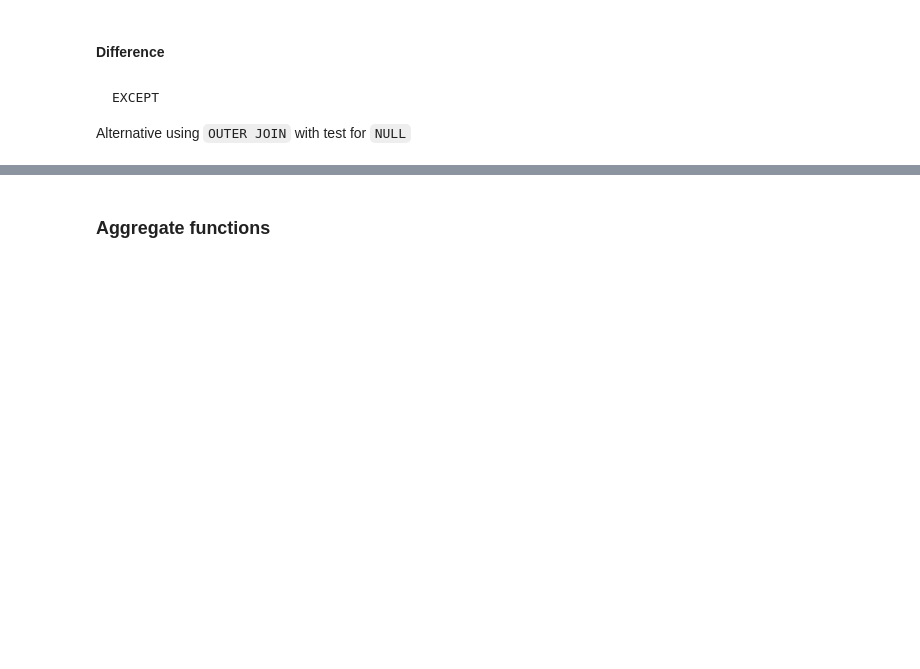
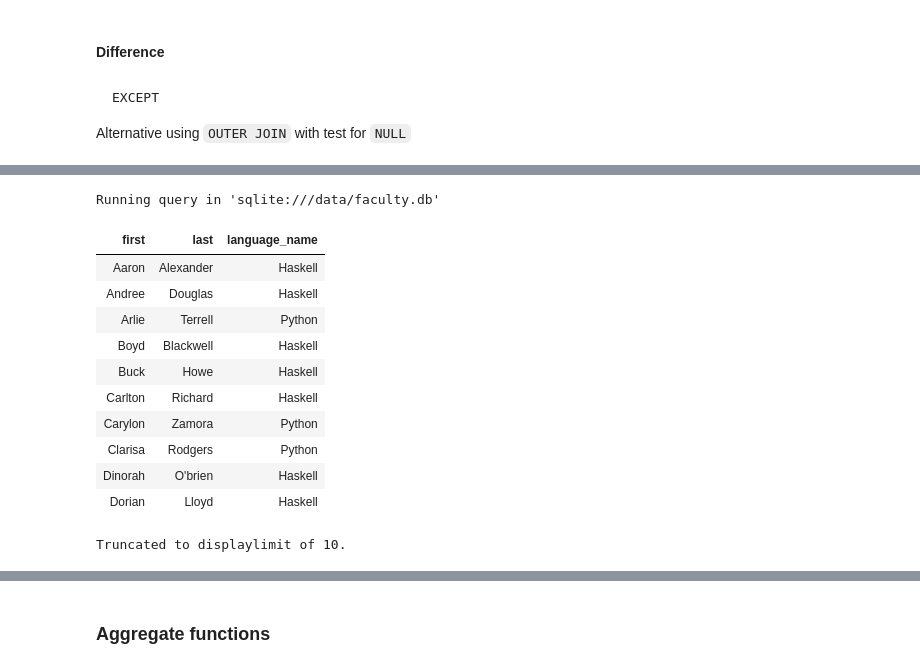
Before and after one commit to cliburn/learn-python-stats, a Jupyter notebook: A08_SQL_Queries_01.ipynb, the cells around one changed output, grey strips where cells are left out. Saved outputs shown, nothing was run; the diff lists cells and outputs as text; code cells hidden in the pictures; blank space fills up the shorter version.

```diff
--- a/A08_SQL_Queries_01.ipynb
+++ b/A08_SQL_Queries_01.ipynb
@@ -352,14 +543,28 @@ LIMIT 10;
 # %%
 %%sql
 
 SELECT *
 FROM language_view
 WHERE language_name = 'Python'
 UNION
-SELECt *
+SELECT *
 FROM language_view
 WHERE language_name = 'Haskell'
 LIMIT 10;
+# %% [output]
+Running query in 'sqlite:///data/faculty.db'
+| first | last | language_name |
+| Aaron | Alexander | Haskell |
+| Andree | Douglas | Haskell |
+| Arlie | Terrell | Python |
+| Boyd | Blackwell | Haskell |
+| Buck | Howe | Haskell |
+| Carlton | Richard | Haskell |
+| Carylon | Zamora | Python |
+| Clarisa | Rodgers | Python |
+| Dinorah | O'brien | Haskell |
+| Dorian | Lloyd | Haskell |
+Truncated to displaylimit of 10.
 # %%
 %%sql
 
```
Also changed, not shown: parts of 34 cells of this notebook, 2 other files.
